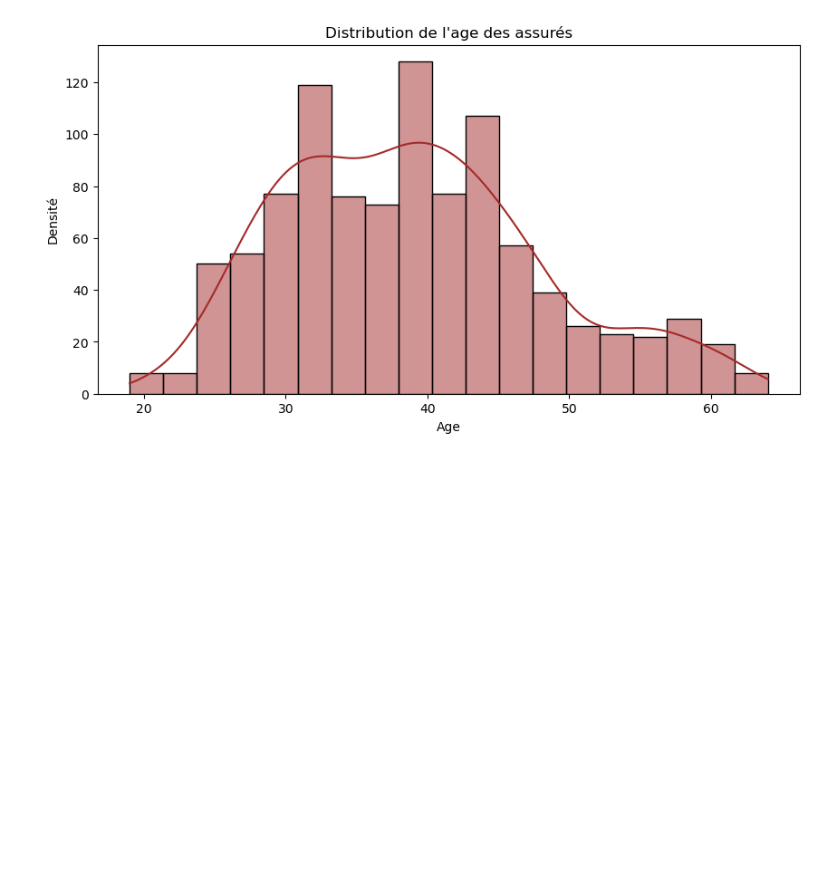
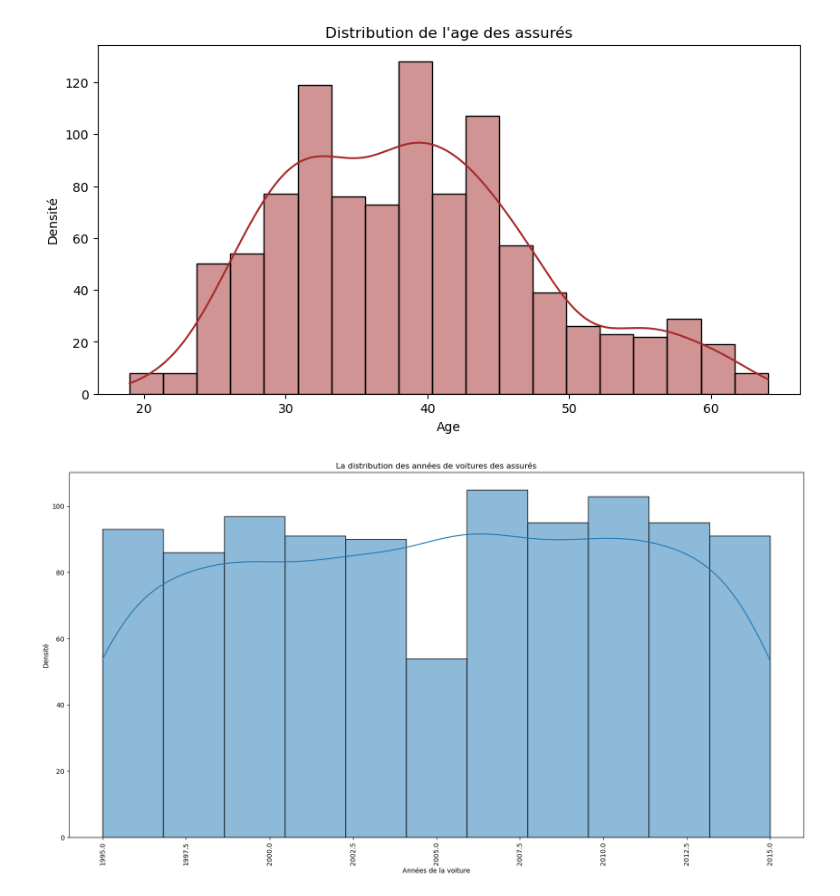
Before and after one commit to khelifaYacine/Donn-es-sur-les-r-clamations-d-assurance-auto, a Jupyter notebook: EDA_first_stup.ipynb, the cells around one changed output. Saved outputs shown, nothing was run; the diff lists cells and outputs as text; code cells hidden in the pictures; blank space fills up the shorter version.

```diff
--- a/EDA_first_stup.ipynb
+++ b/EDA_first_stup.ipynb
@@ -253,0 +256,10 @@ plt.show()
+# %%
+plt.figure(figsize=(20,10))
+sns.histplot(df["auto_year"], kde=True)
+plt.title("La distribution des années de voitures des assurés")
+plt.xlabel("Années de la voiture")
+plt.xticks(rotation=90)
+plt.ylabel("Densité")
+plt.show()
+# %% [output]
+[figure, added]
```
Also changed, not shown: parts of 4 cells of this notebook.
